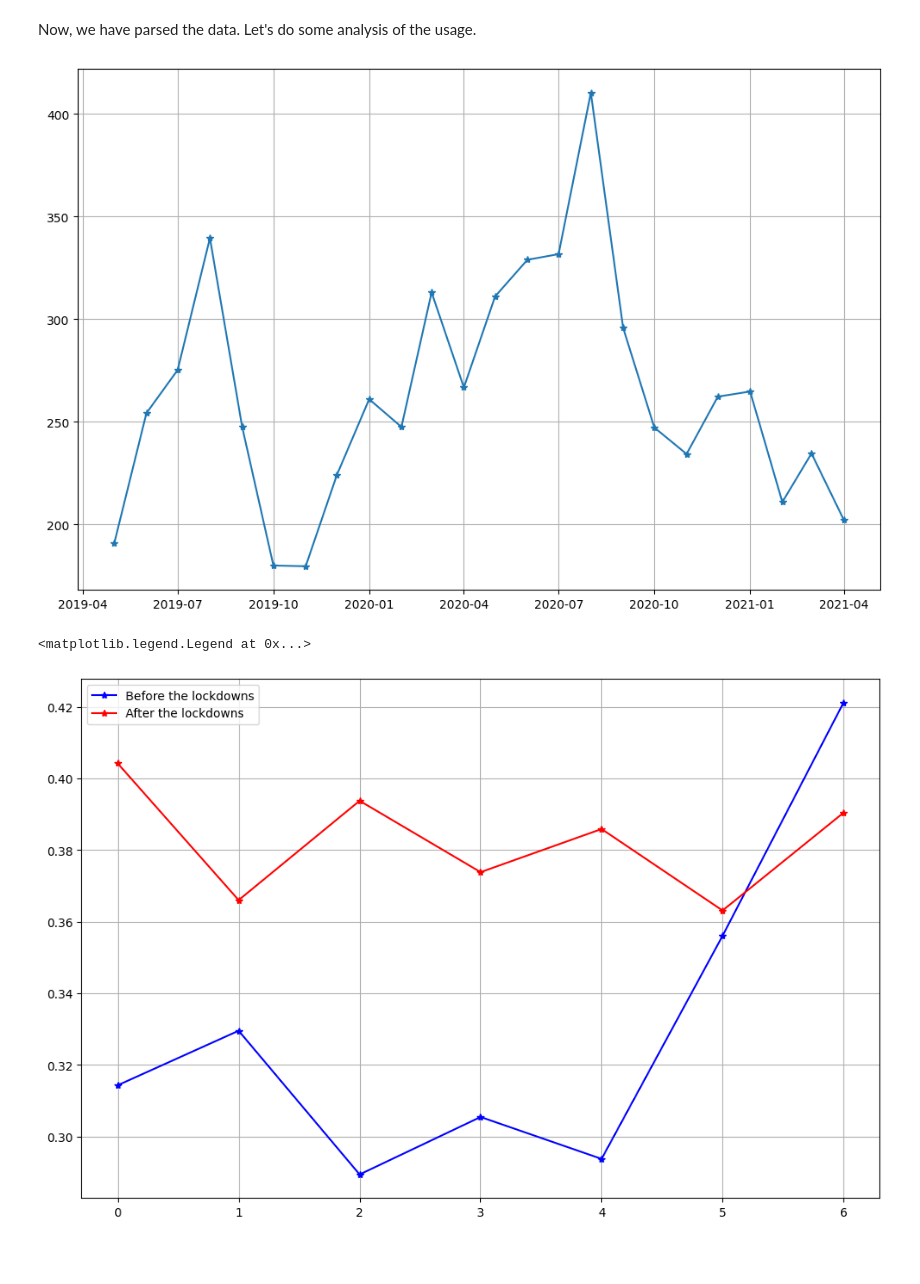
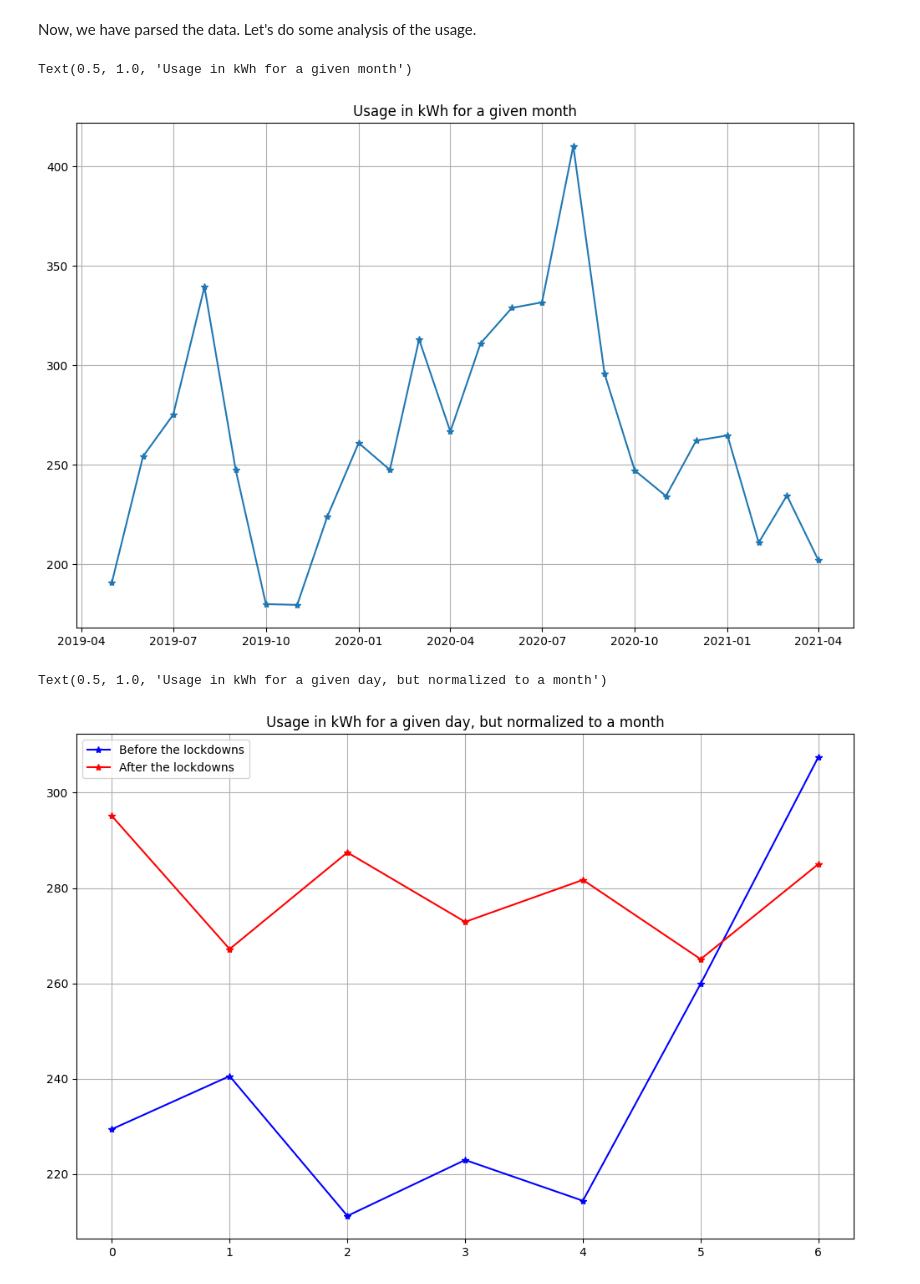
Before and after one commit to tonybruguier/sandbox, a Jupyter notebook: solar_analysis/solar_analysis.ipynb, the cells around one changed output. Saved outputs shown, nothing was run; the diff lists cells and outputs as text; code cells hidden in the pictures; blank space fills up the shorter version.

```diff
--- a/solar_analysis/solar_analysis.ipynb
+++ b/solar_analysis/solar_analysis.ipynb
@@ -56,29 +56,31 @@ for year in range(first_date.year, last_date.year + 1):
 fig = plt.figure(figsize=(12,8), dpi=100)
 plt.plot_date(xs, ys, '-*')
 plt.grid()
-plt.title('Usage in kWh for a given mont')
+plt.title('Usage in kWh for a given month')
 # %% [output]
+Text(0.5, 1.0, 'Usage in kWh for a given month')
-[figure, old version]
+[figure, new version]
 # %%
 # Plot by day of the week, before and after the lockdowns
 xs = []
 ys_before = []
 ys_after = []
 
 def _average_per_day(x):
-    return sum(x) / len(x) * 24.0
+    return sum(x) / len(x) * 24.0 * 365.0 / 12.0
 
 for day_of_week in range(7):  # 0=Monday, 6=Sunday
     xs.append(day_of_week)
-    ys_before.append(_average([x[2] for x in data if x[0].weekday() == day_of_week and x[0] < date(2020, 3, 17)]))
-    ys_after.append(_average([x[2] for x in data if x[0].weekday() == day_of_week and x[0] >= date(2020, 3, 17)]))
+    ys_before.append(_average_per_day([x[2] for x in data if x[0].weekday() == day_of_week and x[0] < date(2020, 3, 17)]))
+    ys_after.append(_average_per_day([x[2] for x in data if x[0].weekday() == day_of_week and x[0] >= date(2020, 3, 17)]))
 
 fig = plt.figure(figsize=(12,8), dpi=100)
 plt.plot(xs, ys_before, '-*b')
 plt.plot(xs, ys_after, '-*r')
 plt.grid()
 
 plt.legend(['Before the lockdowns', 'After the lockdowns'])
+plt.title('Usage in kWh for a given day, but normalized to a month')
 # %% [output]
-<matplotlib.legend.Legend at 0x...>
+Text(0.5, 1.0, 'Usage in kWh for a given day, but normalized to a month')
-[figure, old version]
+[figure, new version]
```
